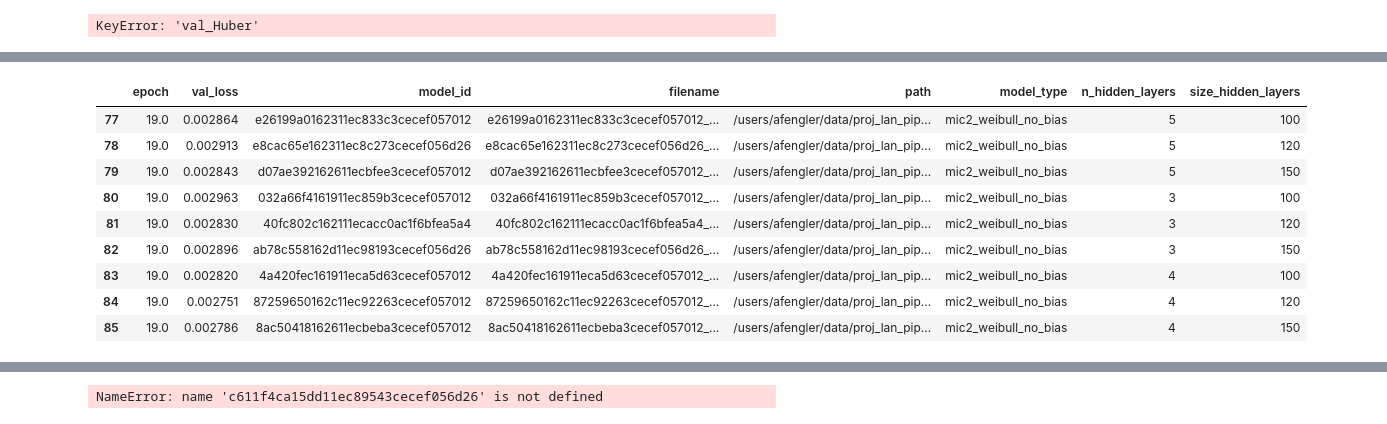
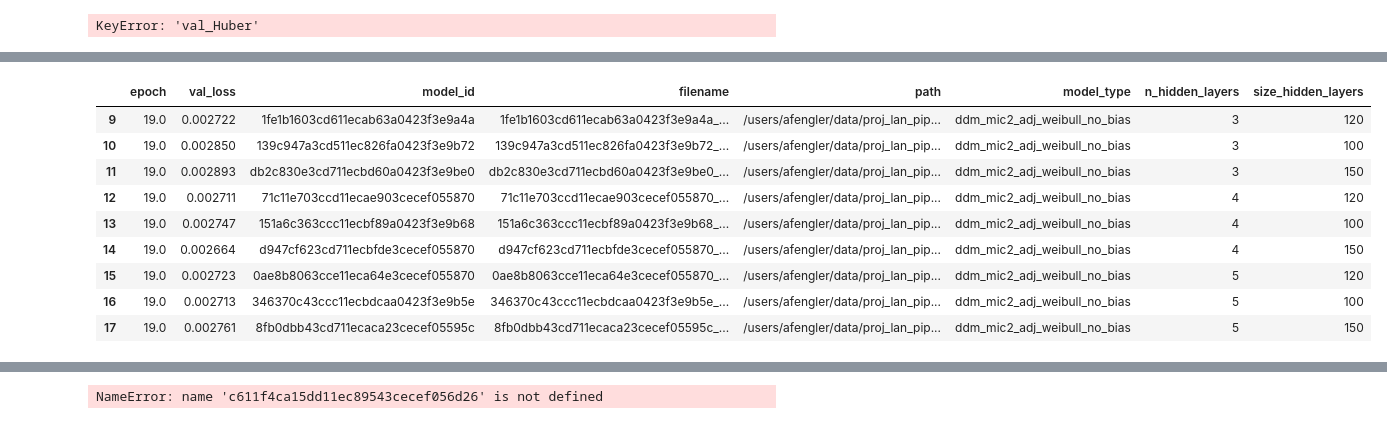
Before and after one commit to AlexanderFengler/LAN_scripts, a Jupyter notebook: check_network_performance.ipynb, the cells around one changed output, grey strips where cells are left out. Saved outputs shown, nothing was run; the diff lists cells and outputs as text; code cells hidden in the pictures.

```diff
--- a/check_network_performance.ipynb
+++ b/check_network_performance.ipynb
@@ -59,7 +72,8 @@ from copy import deepcopy
 #           'par2_angle_no_bias', 'seq2_angle_no_bias', 'mic2_angle_no_bias',
 #           'par2_weibull_no_bias', 'seq2_weibull_no_bias', 'mic2_weibull_no_bias']
 
-models = ['lca_no_bias_4', 'lca_no_bias_angle_4', 'race_no_bias_4', 'race_no_bias_angle_4']
+#models = ['lca_no_bias_4', 'lca_no_bias_angle_4', 'race_no_bias_4', 'race_no_bias_angle_4']
+models = ['ddm_mic2_adj_no_bias', 'ddm_mic2_adj_weibull_no_bias', 'ddm_mic2_adj_angle_no_bias']
 
 filters_ = models
 path_ = '/users/afengler/data/proj_lan_pipeline/LAN_scripts/data/torch_models'
@@ -125,13 +152,13 @@ full_dat.loc[full_dat['model_type'] == 'lca_no_bias_angle_4', :]
 # %%
-full_dat.loc[full_dat['model_type'] == 'mic2_weibull_no_bias', :]
+full_dat.loc[full_dat['model_type'] == 'ddm_mic2_adj_weibull_no_bias', :]
 # %% [output]
 |  | epoch | val_loss | model_id | filename | path | model_type | n_hidden_layers | size_hidden_layers |
-| 77 | 19.0 | 0.002864 | e26199a0162311ec833c3cecef057012 | e26199a0162311ec833c3cecef057012_... | /users/afengler/data/proj_lan_pip... | mic2_weibull_no_bias | 5 | 100 |
-| 78 | 19.0 | 0.002913 | e8cac65e162311ec8c273cecef056d26 | e8cac65e162311ec8c273cecef056d26_... | /users/afengler/data/proj_lan_pip... | mic2_weibull_no_bias | 5 | 120 |
-| 79 | 19.0 | 0.002843 | d07ae392162611ecbfee3cecef057012 | d07ae392162611ecbfee3cecef057012_... | /users/afengler/data/proj_lan_pip... | mic2_weibull_no_bias | 5 | 150 |
-| 80 | 19.0 | 0.002963 | 032a66f4161911ec859b3cecef057012 | 032a66f4161911ec859b3cecef057012_... | /users/afengler/data/proj_lan_pip... | mic2_weibull_no_bias | 3 | 100 |
-| 81 | 19.0 | 0.002830 | 40fc802c162111ecacc0ac1f6bfea5a4 | 40fc802c162111ecacc0ac1f6bfea5a4_... | /users/afengler/data/proj_lan_pip... | mic2_weibull_no_bias | 3 | 120 |
-| 82 | 19.0 | 0.002896 | ab78c558162d11ec98193cecef056d26 | ab78c558162d11ec98193cecef056d26_... | /users/afengler/data/proj_lan_pip... | mic2_weibull_no_bias | 3 | 150 |
-| 83 | 19.0 | 0.002820 | 4a420fec161911eca5d63cecef057012 | 4a420fec161911eca5d63cecef057012_... | /users/afengler/data/proj_lan_pip... | mic2_weibull_no_bias | 4 | 100 |
-| 84 | 19.0 | 0.002751 | 87259650162c11ec92263cecef057012 | 87259650162c11ec92263cecef057012_... | /users/afengler/data/proj_lan_pip... | mic2_weibull_no_bias | 4 | 120 |
-| 85 | 19.0 | 0.002786 | 8ac50418162611ecbeba3cecef057012 | 8ac50418162611ecbeba3cecef057012_... | /users/afengler/data/proj_lan_pip... | mic2_weibull_no_bias | 4 | 150 |
+| 9 | 19.0 | 0.002722 | 1fe1b1603cd611ecab63a0423f3e9a4a | 1fe1b1603cd611ecab63a0423f3e9a4a_... | /users/afengler/data/proj_lan_pip... | ddm_mic2_adj_weibull_no_bias | 3 | 120 |
+| 10 | 19.0 | 0.002850 | 139c947a3cd511ec826fa0423f3e9b72 | 139c947a3cd511ec826fa0423f3e9b72_... | /users/afengler/data/proj_lan_pip... | ddm_mic2_adj_weibull_no_bias | 3 | 100 |
+| 11 | 19.0 | 0.002893 | db2c830e3cd711ecbd60a0423f3e9be0 | db2c830e3cd711ecbd60a0423f3e9be0_... | /users/afengler/data/proj_lan_pip... | ddm_mic2_adj_weibull_no_bias | 3 | 150 |
+| 12 | 19.0 | 0.002711 | 71c11e703ccd11ecae903cecef055870 | 71c11e703ccd11ecae903cecef055870_... | /users/afengler/data/proj_lan_pip... | ddm_mic2_adj_weibull_no_bias | 4 | 120 |
+| 13 | 19.0 | 0.002747 | 151a6c363ccc11ecbf89a0423f3e9b68 | 151a6c363ccc11ecbf89a0423f3e9b68_... | /users/afengler/data/proj_lan_pip... | ddm_mic2_adj_weibull_no_bias | 4 | 100 |
+| 14 | 19.0 | 0.002664 | d947cf623cd711ecbfde3cecef055870 | d947cf623cd711ecbfde3cecef055870_... | /users/afengler/data/proj_lan_pip... | ddm_mic2_adj_weibull_no_bias | 4 | 150 |
+| 15 | 19.0 | 0.002723 | 0ae8b8063cce11eca64e3cecef055870 | 0ae8b8063cce11eca64e3cecef055870_... | /users/afengler/data/proj_lan_pip... | ddm_mic2_adj_weibull_no_bias | 5 | 120 |
+| 16 | 19.0 | 0.002713 | 346370c43ccc11ecbdcaa0423f3e9b5e | 346370c43ccc11ecbdcaa0423f3e9b5e_... | /users/afengler/data/proj_lan_pip... | ddm_mic2_adj_weibull_no_bias | 5 | 100 |
+| 17 | 19.0 | 0.002761 | 8fb0dbb43cd711ecaca23cecef05595c | 8fb0dbb43cd711ecaca23cecef05595c_... | /users/afengler/data/proj_lan_pip... | ddm_mic2_adj_weibull_no_bias | 5 | 150 |
```
Also changed, not shown: parts of 6 cells of this notebook, 9 other files.
